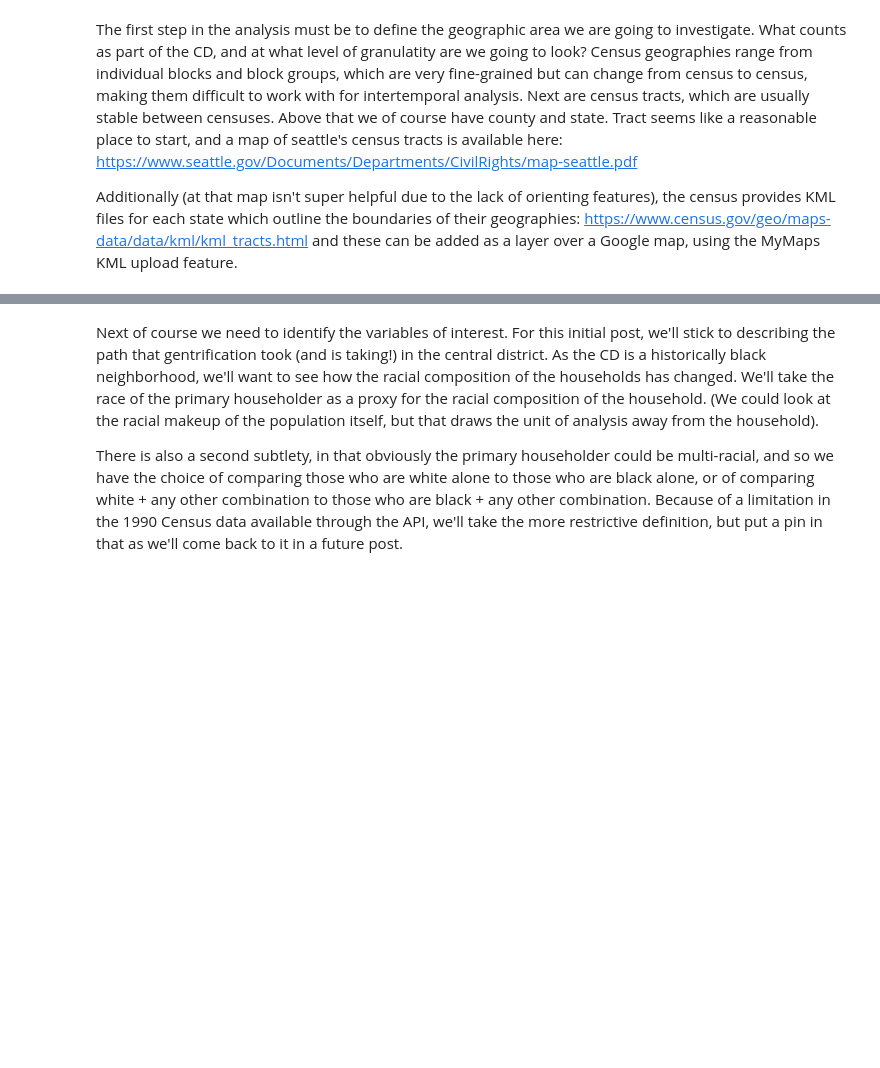
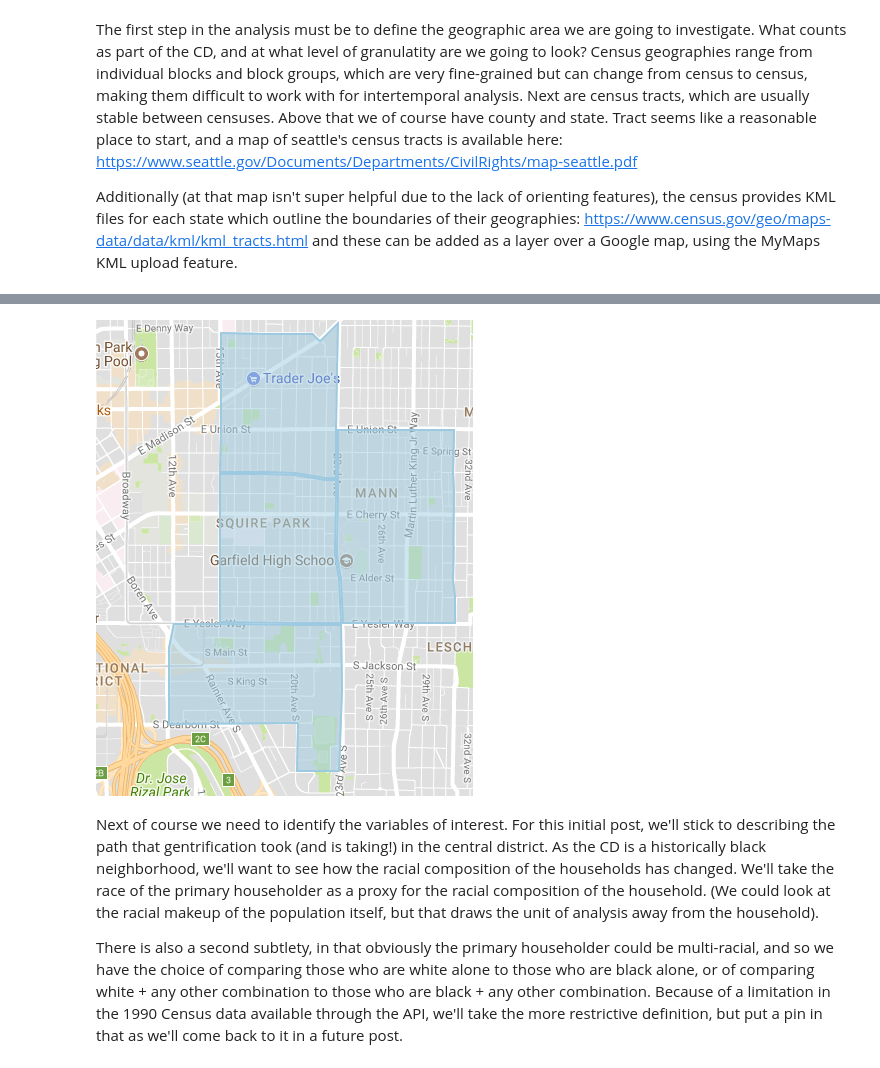
Before and after one commit to gray-stanton/gray-stanton.github.io, a Jupyter notebook: Census Exploration - Gentrification of Seattle's Central District.ipynb, the cells around one changed output, grey strips where cells are left out. Drawn from its saved outputs; the diff is of its cells as text; code cells hidden in the pictures; blank space fills up the shorter version.

```diff
--- a/Census Exploration - Gentrification of Seattle's Central District.ipynb
+++ b/Census Exploration - Gentrification of Seattle's Central District.ipynb
@@ -34,3 +34,7 @@ The census tracts were are going to count as being mostly or entirely contained
+# %%
+display_png(file='./central_district_map.png')
+# %% [output]
+[figure, added]
 # %% [markdown]
 Next of course we need to identify the variables of interest. For this initial post, we'll stick to describing the path that gentrification took (and is taking!) in the central district. As the CD is a historically black neighborhood, we'll want to see how the racial composition of the households has changed. We'll take the race of the primary householder as a proxy for the racial composition of the household. (We could look at the racial makeup of the population itself, but that draws the unit of analysis away from the household).
 
```
Also changed, not shown: parts of 3 cells of this notebook, 1 other file.
